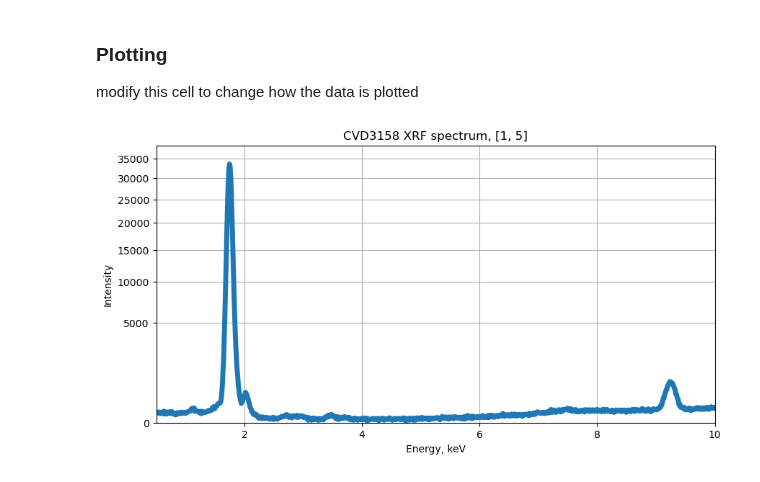
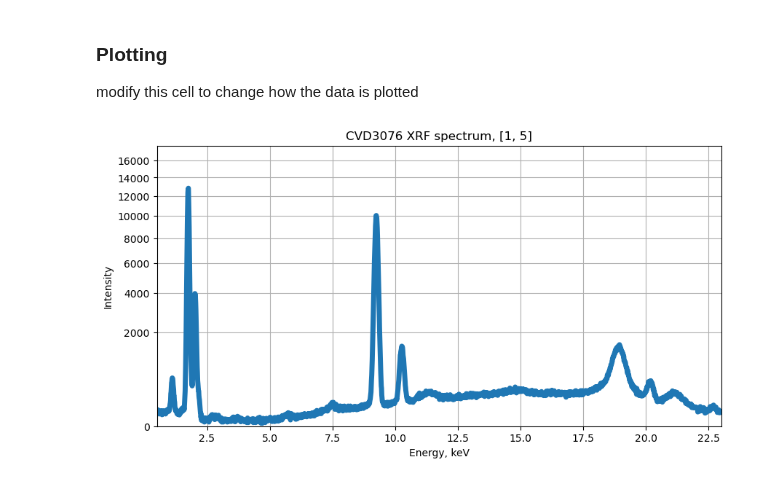
Before and after one commit to ELFREELAND/xrf-thickness-studies, a Jupyter notebook: xrf_data_parser.ipynb, the cells around one changed output. Saved outputs shown, nothing was run; the diff lists cells and outputs as text; code cells hidden in the pictures.

```diff
--- a/xrf_data_parser.ipynb
+++ b/xrf_data_parser.ipynb
@@ -28,7 +28,7 @@ for i in range(0, len(folders)):
 11      20230627_CVD_2546_map
 12      20230628_CVD_2546_map
 # %%
-path_label = folders[1][0:-4]
+path_label = folders[0][0:-4]
 
 sample_name = "CVD" + path_label[-4:]
 
@@ -103,19 +103,19 @@ modify this cell to change how the data is plotted
 # %%
 upper_ylim = np.max(dat["d1_counts"][150:]) + 5000
 
 f, ax = plt.subplots(figsize=(10,5))
 ax.plot(dat["energy"], dat["d1_counts"], label = "detector 1", linewidth=5)
 #ax.plot(dat["energy"], dat["d2_counts"], label = "detector 2")
 ax.set_xlabel("Energy, keV")
 ax.set_ylabel("Intensity")
 ax.set_title(sample_name + " XRF spectrum, " + str(spec))
 #ax.legend()
 
 #square root scale
 ax.set_yscale("function", functions=(np.sqrt, lambda x: x*x))
 
-ax.axis([0.5, 10, 0, upper_ylim])
+ax.axis([0.5, 23, 0, upper_ylim])
 ax.grid(True)
 plt.show()
 # %% [output]
-[figure, old version]
+[figure, new version]
```
Also changed, not shown: 17 other files.
